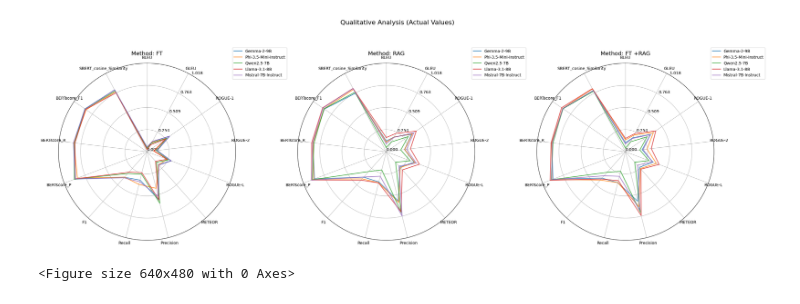
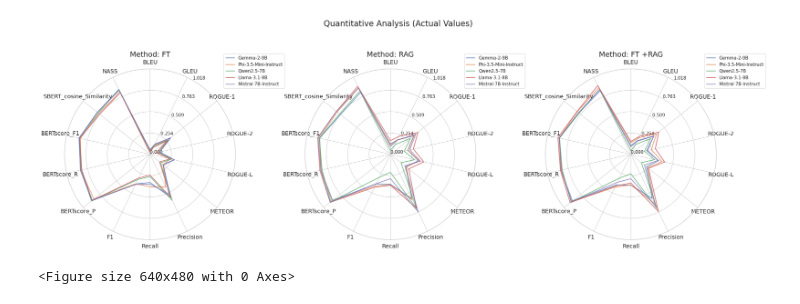
Before and after one commit to bhagyajit6/FTvsRAG, a Jupyter notebook: Graphs.ipynb, the cells around one changed output. Saved outputs shown, nothing was run; the diff lists cells and outputs as text; code cells hidden in the pictures.

```diff
--- a/Graphs.ipynb
+++ b/Graphs.ipynb
@@ -203,7 +205,8 @@ data = {
     'BERTscore_P': [0.888, 0.881, 0.890, 0.855, 0.891, 0.903, 0.892, 0.908, 0.911, 0.881, 0.916, 0.925, 0.879, 0.918, 0.907],
     'BERTscore_R': [0.848, 0.849, 0.854, 0.846, 0.846, 0.852, 0.838, 0.835, 0.838, 0.834, 0.862, 0.860, 0.851, 0.850, 0.846],
     'BERTscore_F1': [0.867, 0.864, 0.871, 0.850, 0.868, 0.876, 0.864, 0.869, 0.872, 0.857, 0.888, 0.891, 0.864, 0.883, 0.875],
-    'SBERT_cosine_Similarity': [0.802, 0.760, 0.791, 0.781, 0.810, 0.815, 0.788, 0.773, 0.787, 0.766, 0.822, 0.819, 0.803, 0.821, 0.796]
+    'SBERT_cosine_Similarity': [0.802, 0.760, 0.791, 0.781, 0.810, 0.815, 0.788, 0.773, 0.787, 0.766, 0.822, 0.819, 0.803, 0.821, 0.796],
+    'NASS': [0.857,0.819,0.841,0.824,0.875,0.881,0.856,0.837,0.859,0.816,0.898,0.908,0.845,0.878,0.857]
 
 }
 
@@ -211,7 +214,7 @@ data = {
 df = pd.DataFrame(data)
 metrics = ['BLEU', 'GLEU', 'ROGUE-1', 'ROGUE-2', 'ROGUE-L', 'METEOR',
            'Precision', 'Recall', 'F1', 'BERTscore_P', 'BERTscore_R',
-           'BERTscore_F1', 'SBERT_cosine_Similarity']
+           'BERTscore_F1', 'SBERT_cosine_Similarity', 'NASS']
 methods = ['FT', 'RAG', 'FT +RAG']
 models = df['Models'].unique()
 
@@ -226,35 +229,35 @@ fig, axes = plt.subplots(1, 3, figsize=(25, 8), subplot_kw={'polar': True})
 plt.subplots_adjust(wspace=0.5)
 
 # Plot each method separately
 for ax, method in zip(axes, methods):
     ax.set_theta_offset(np.pi / 2)
     ax.set_theta_direction(-1)
     ax.set_xticks(angles[:-1])
-    ax.set_xticklabels(categories, fontsize=10)
+    ax.set_xticklabels(categories, fontsize=14)
     ax.set_rlabel_position(30)
-    ax.set_title(f'Method: {method}', pad=20, fontsize=14)
+    ax.set_title(f'Method: {method}', pad=30, fontsize=18)
 
     # Get data for this method
     method_data = df[df['Methods'] == method]
 
     # Plot each model
     for i, model in enumerate(models):
         values = method_data[method_data['Models'] == model][metrics].values.flatten().tolist()
         values += values[:1]  # Close the loop
         ax.plot(angles, values, linewidth=2, linestyle='solid',
                 label=model, alpha=0.7)
         ax.fill(angles, values, alpha=0)
 
     # Set dynamic radial axis limits based on metric ranges
     max_val = df[metrics].max().max() * 1.1  # Add 10% padding
     ax.set_ylim(0, max_val)
     ax.set_yticks(np.linspace(0, max_val, 5))
     ax.legend(loc='upper right', bbox_to_anchor=(1.3, 1.1))
 
-plt.suptitle('Qualitative Analysis (Actual Values)', y=1.05, fontsize=16)
+plt.suptitle('Quantitative Analysis (Actual Values)', y=1.05, fontsize=20)
 plt.tight_layout()
 plt.show()
 plt.savefig("no_normalization2", dpi=300, bbox_inches='tight')
 # %% [output]
-[figure, old version]
+[figure, new version]
 <Figure size 640x480 with 0 Axes>
```
Also changed, not shown: parts of 1 cell of this notebook, 1 other file.
